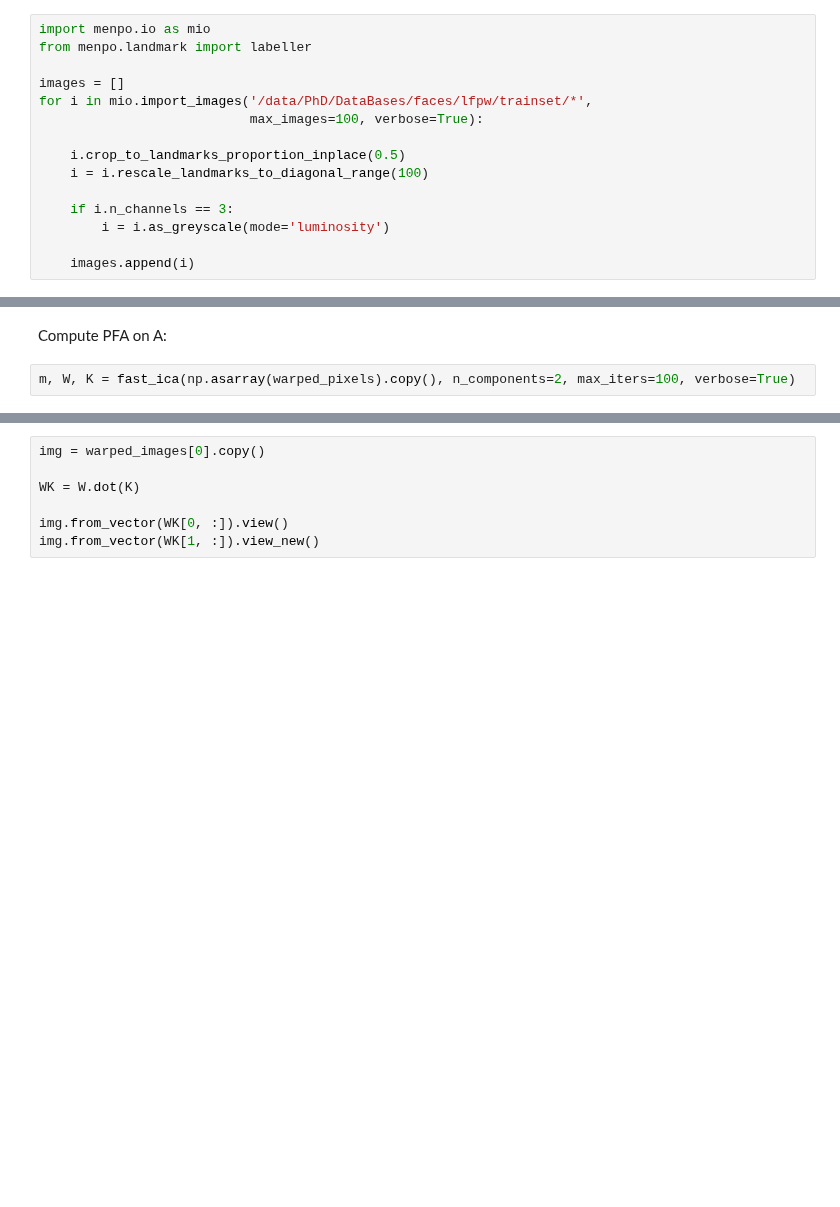
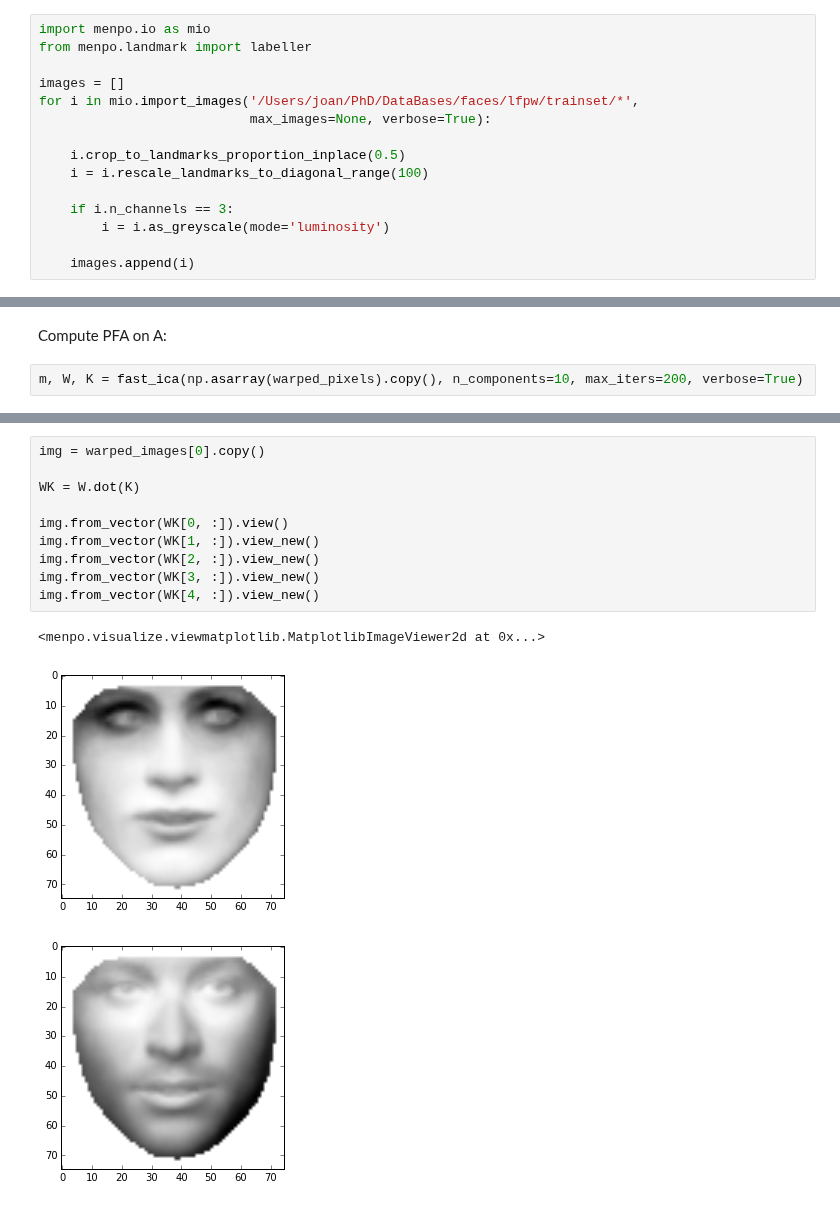
Before and after one commit to jalabort/scrap2, a Jupyter notebook: notebooks/ComponentAnalysis/FastICA-Copy0.ipynb, the cells around one changed output, grey strips where cells are left out. Saved outputs shown, nothing was run; the diff lists cells and outputs as text; blank space fills up the shorter version.

Commit message:
Update FastICA notebook

```diff
--- a/notebooks/ComponentAnalysis/FastICA-Copy0.ipynb
+++ b/notebooks/ComponentAnalysis/FastICA-Copy0.ipynb
@@ -6,8 +8,8 @@ import menpo.io as mio
 from menpo.landmark import labeller
 
 images = []
-for i in mio.import_images('/data/PhD/DataBases/faces/lfpw/trainset/*',
-                           max_images=100, verbose=True):
+for i in mio.import_images('/Users/joan/PhD/DataBases/faces/lfpw/trainset/*',
+                           max_images=None, verbose=True):
 
     i.crop_to_landmarks_proportion_inplace(0.5)
     i = i.rescale_landmarks_to_diagonal_range(100)
@@ -147,4 +113,4 @@ Build data matrix A:
 # %% [markdown]
 Compute PFA on A:
 # %%
-m, W, K = fast_ica(np.asarray(warped_pixels).copy(), n_components=2, max_iters=100, verbose=True)
+m, W, K = fast_ica(np.asarray(warped_pixels).copy(), n_components=10, max_iters=200, verbose=True)
@@ -155,7 +143,14 @@ print 'Shape of m is:', m.shape
 # %%
 img = warped_images[0].copy()
 
 WK = W.dot(K)
 
 img.from_vector(WK[0, :]).view()
 img.from_vector(WK[1, :]).view_new()
+img.from_vector(WK[2, :]).view_new()
+img.from_vector(WK[3, :]).view_new()
+img.from_vector(WK[4, :]).view_new()
+# %% [output]
+<menpo.visualize.viewmatplotlib.MatplotlibImageViewer2d at 0x...>
+[figure, added]
+[figure, added]
```
Also changed, not shown: parts of 12 cells of this notebook.
